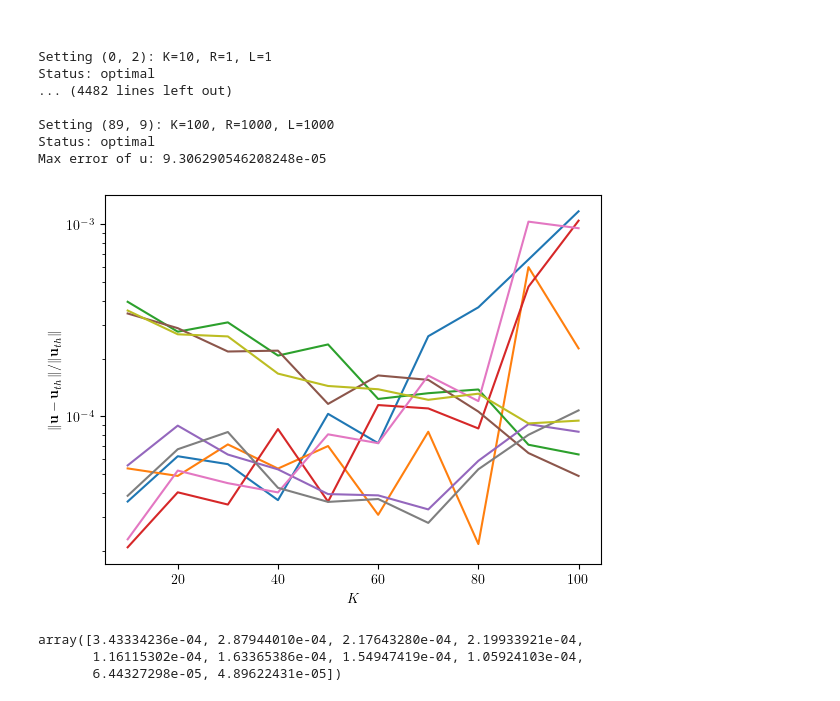
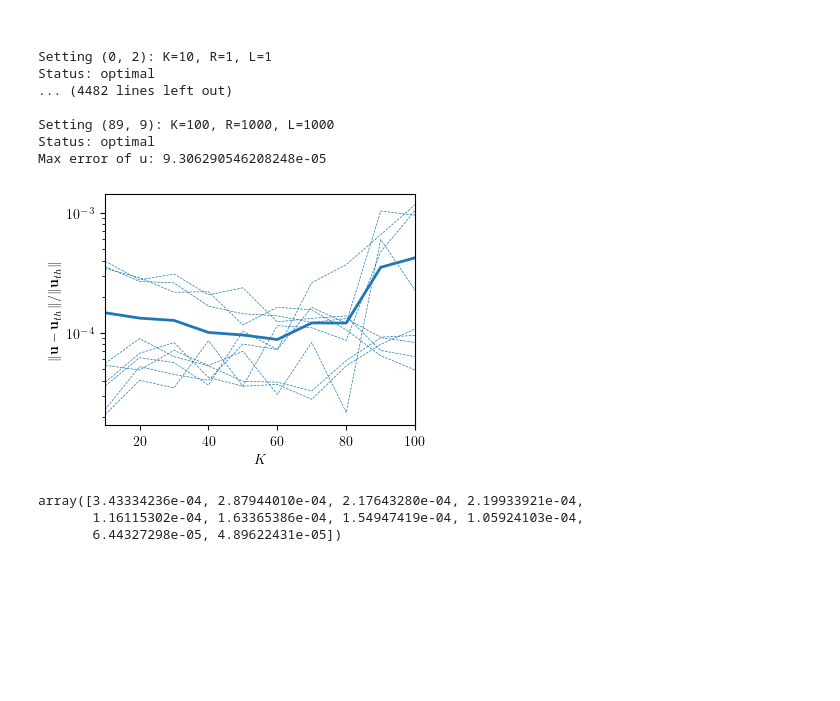
Before and after one commit to Yin-LIU/Inexact-Acceleration-PEP, a Jupyter notebook: Numerical/find_u.ipynb, the cells around one changed output. Drawn from its saved outputs; the diff is of its cells as text; code cells hidden in the pictures; blank space fills up the shorter version.

```diff
--- a/Numerical/find_u.ipynb
+++ b/Numerical/find_u.ipynb
@@ -332,20 +332,25 @@ for i, (K, R, L) in enumerate(combinations):
             errors
         )
 # %%
-fig, ax = plt.subplots()
+fig, ax = plt.subplots(figsize=(4,3))
 
 for j, R in enumerate(R_values):
     for k, L in enumerate(L_values):
-        ax.plot(K_values, max_errors[:, j, k], label=f"R={R}, L={L}")
+        ax.plot(K_values, max_errors[:, j, k], label=f"R={R}, L={L}",linestyle='--',color = 'C0',alpha=1,linewidth=0.5)
+
+# plot the average over the above lines
+ax.plot(K_values, np.mean(max_errors, axis=(1, 2)), label="Average", color="C0", linewidth=2)
+
 
 ax.set_xlabel(r"$K$")
 ax.set_ylabel(r"$\|\mathbf{u} - \mathbf{u}_{th}\| / \| \mathbf{u}_{th}\|$")
 ax.set_yscale("log")
+ax.set_xlim([10, 100])
 # ax.legend()
 
-plt.savefig("u_error.pdf", bbox_inches="tight")
+plt.savefig("Figures/u_error.pdf", bbox_inches="tight")
 # %% [output]
-[figure, old version]
+[figure, new version]
 # %%
 max_errors[:, 1, 2]
 # %% [output]
```
Also changed, not shown: parts of 1 cell of this notebook, 3 other files.
